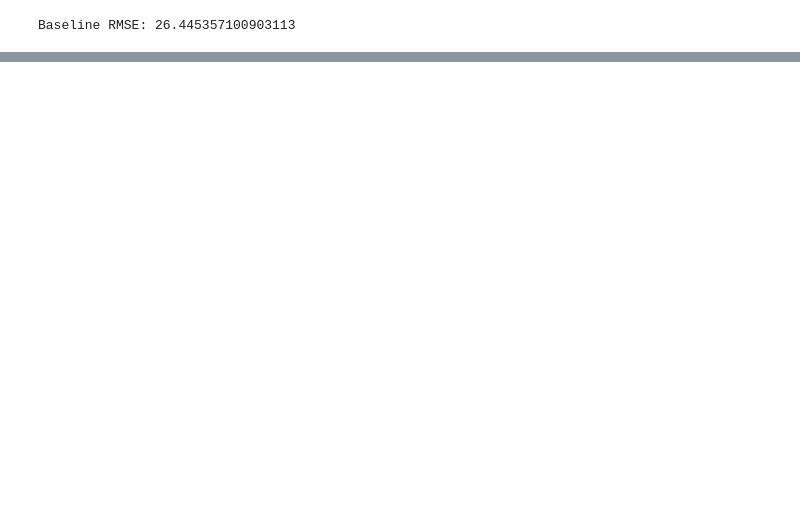
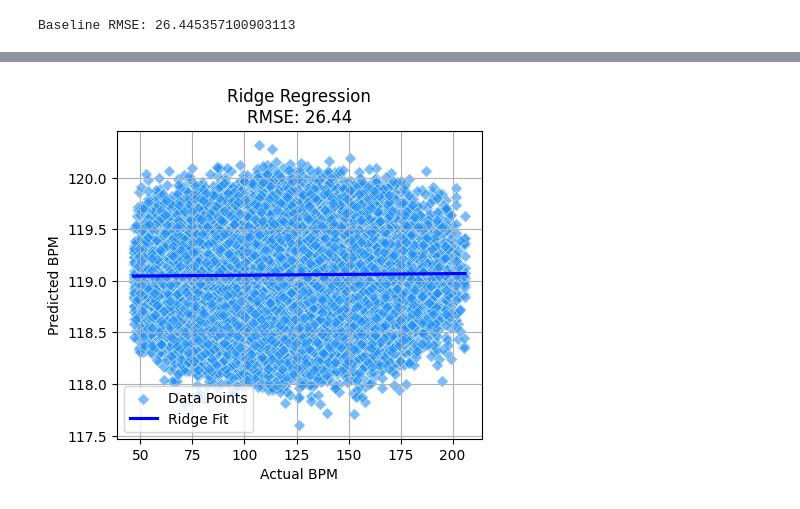
Before and after one commit to cassreinhardt/CS1050, a Jupyter notebook: machine-learning-project-cass.ipynb, the cells around one changed output, grey strips where cells are left out. Cells and saved outputs as stored; diff of their text form; code cells hidden in the pictures; blank space fills up the shorter version.

```diff
--- a/machine-learning-project-cass.ipynb
+++ b/machine-learning-project-cass.ipynb
@@ -180,0 +134,11 @@ plt.show()
+# %%
+# Ridge Regression Plot
+plt.figure(figsize=(16,4))
+
+plt.subplot(1,3,2)
+sns.scatterplot(x=y_val, y=y_pred_ridge, color='dodgerblue', marker='D', alpha=0.6, label="Data Points")
+sns.regplot(x=y_val, y=y_pred_ridge, scatter=False, color='blue', label="Ridge Fit")
+plt.title(f"Ridge Regression\nRMSE: {rmse_ridge:.2f}")
+plt.xlabel("Actual BPM"); plt.ylabel("Predicted BPM"); plt.legend(); plt.grid(True)
+# %% [output]
+[figure, added]
```
Also changed, not shown: parts of 13 cells of this notebook.
